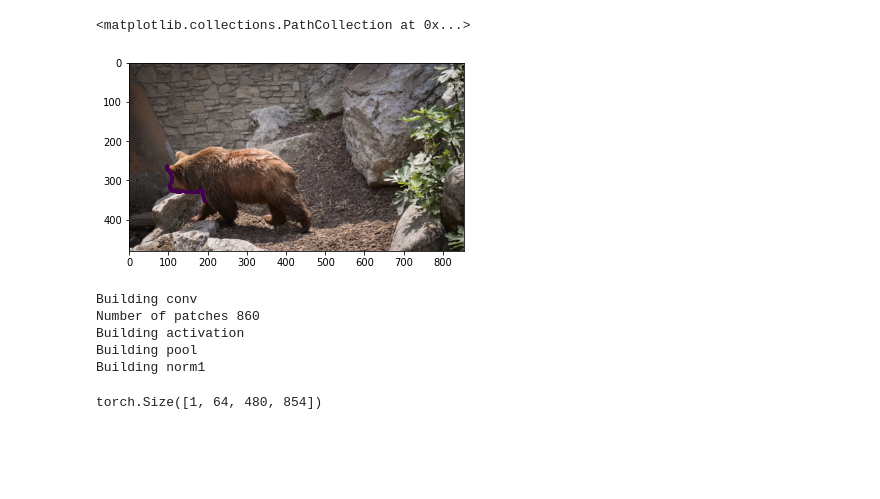
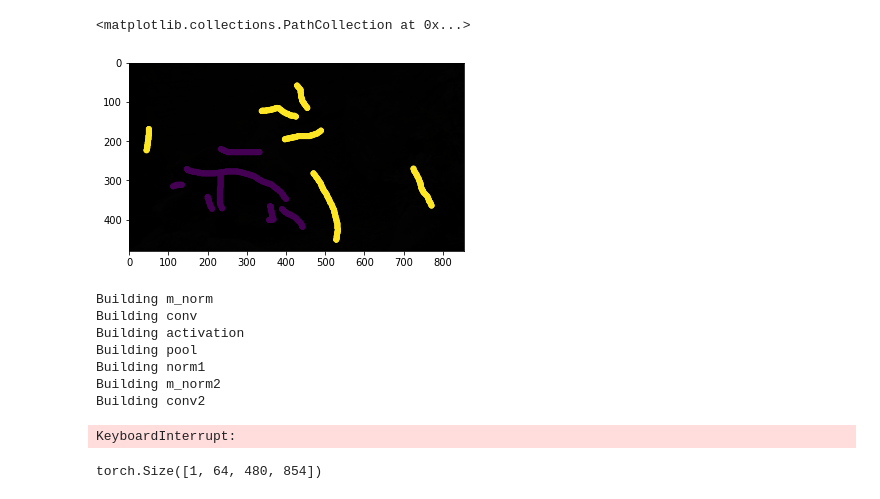
Before and after one commit to LIDS-UNICAMP/FLIM, a Jupyter notebook: example/build_feature_extractor.ipynb, the cells around one changed output. Cells and saved outputs as stored; diff of their text form; code cells hidden in the pictures; blank space fills up the shorter version.

```diff
--- a/example/build_feature_extractor.ipynb
+++ b/example/build_feature_extractor.ipynb
@@ -31,24 +31,27 @@ plt.imshow(markers[0])
 # %%
-plt.imshow(utils.image_to_rgb(images[0]))
+plt.imshow(utils.from_lab_to_rgb(images[0]))
 
 x, y = np.where(markers[0] != 0)
 
 plt.scatter(y, x, s=1, c=markers[0, x, y])
 # %% [output]
 <matplotlib.collections.PathCollection at 0x...>
-[figure, old version]
+[figure, new version]
 # %%
 # relabel_markers=True will set a new label for each connected component in the markers
 creator = LCNCreator(architecture, images=images, markers=markers, relabel_markers=False, device=device)
 # %%
 # Build the feature extractor using FLIM
-creator.build_feature_extractor()
+creator.build_model()
 # %% [output]
+Building m_norm
 Building conv
-Number of patches 860
 Building activation
 Building pool
 Building norm1
+Building m_norm2
+Building conv2
+KeyboardInterrupt:
 # %%
 # model is a PyTorch Module https://pytorch.org/docs/stable/generated/torch.nn.Module.html
 model = creator.get_LIDSConvNet()
```
Also changed, not shown: parts of 2 cells of this notebook, 3 other files.
